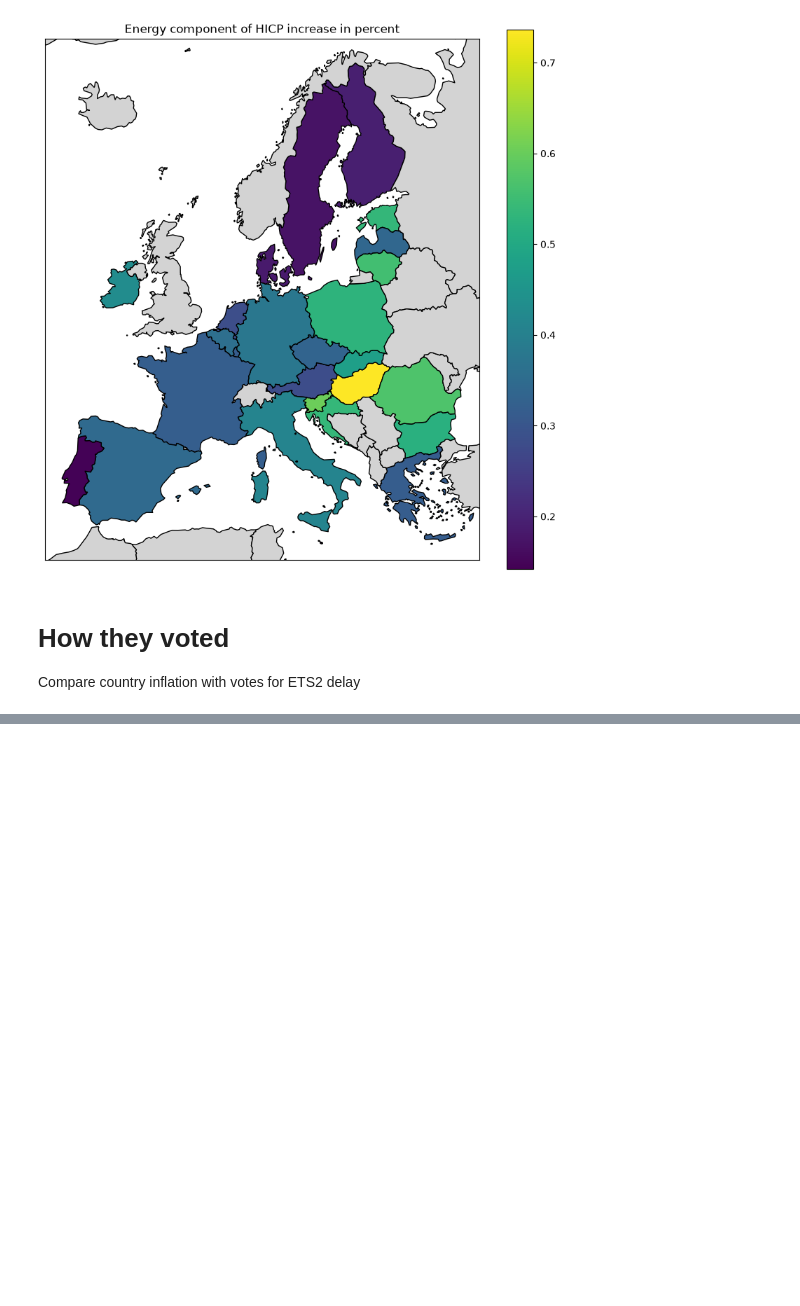
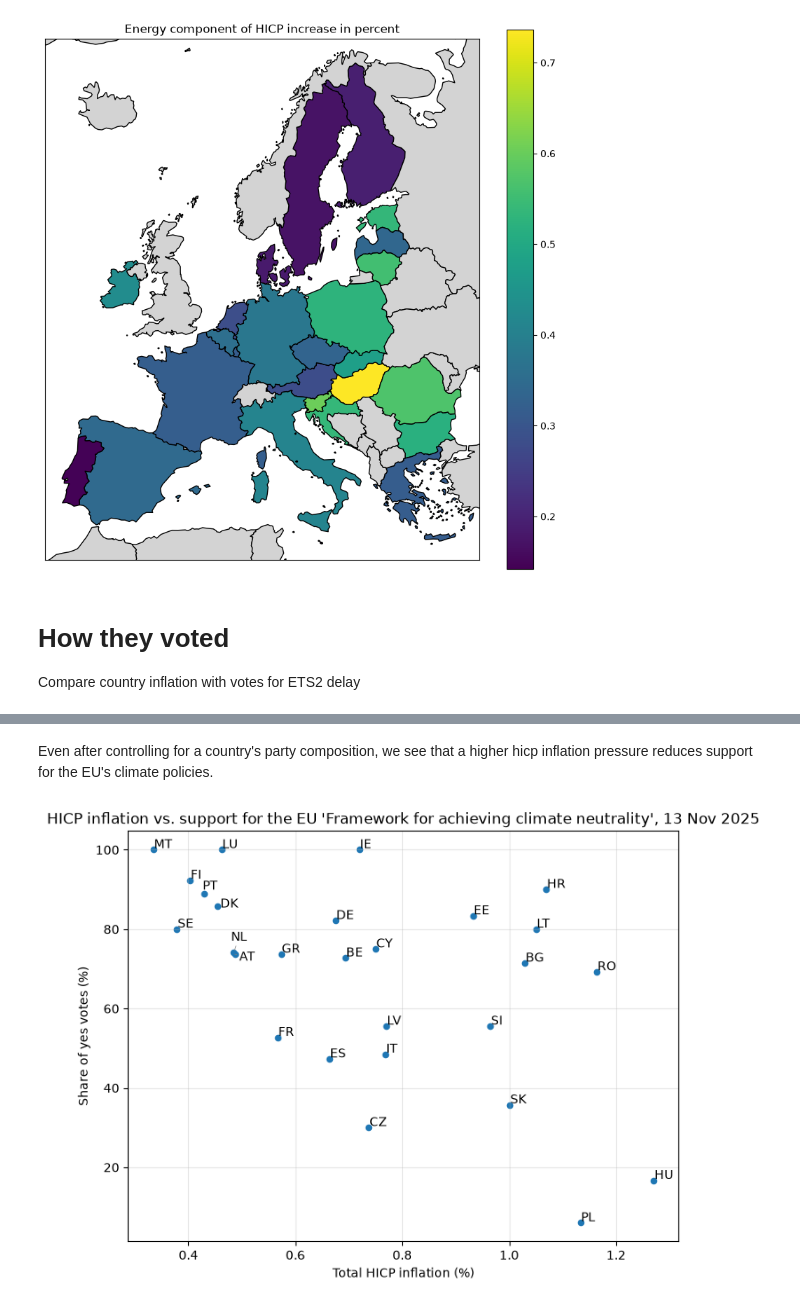
Before and after one commit to wirth-florian/eu-ets-inflation-impact, a Jupyter notebook: code/carbonflation_modelling.ipynb, the cells around one changed output, grey strips where cells are left out. Cells and saved outputs as stored; diff of their text form; code cells hidden in the pictures; blank space fills up the shorter version.

Commit message:
Add voting regression and plot

```diff
--- a/code/carbonflation_modelling.ipynb
+++ b/code/carbonflation_modelling.ipynb
@@ -977,0 +992,29 @@ S&D             -0.7065      3.168     -0.223      0.824      -6.916       5.503
+# %% [markdown]
+Even after controlling for a country's party composition, we see that a higher hicp inflation pressure reduces support for the EU's climate policies.
+# %%
+# Calculate yes vote share in % and merge with inflation data
+yes_share = reg_df.groupby("country")["vote_for"].mean() * 100
+plot_df = df[["hicp_total"]].join(yes_share.rename("yes_share"))
+
+# Create base scatter plot
+ax = plot_df.plot.scatter(
+    x="hicp_total",
+    y="yes_share",
+    figsize=(8, 6),
+    title="HICP inflation vs. support for the EU 'Framework for achieving climate neutrality', 13 Nov 2025",
+    xlabel="Total HICP inflation (%)",
+    ylabel="Share of yes votes (%)"
+)
+
+#Collect all the text objects in a list (use ax.text instead of ax.annotate)
+texts = []
+for country, row in plot_df.iterrows():
+    texts.append(ax.text(row["hicp_total"], row["yes_share"], country))
+
+#Automatically adjust their positions to avoid overlap
+adjust_text(texts, arrowprops=dict(arrowstyle="-", color="gray", lw=0.5))
+
+plt.grid(alpha=0.3)
+plt.show()
+# %% [output]
+[figure, added]
```
Also changed, not shown: parts of 4 cells of this notebook.
